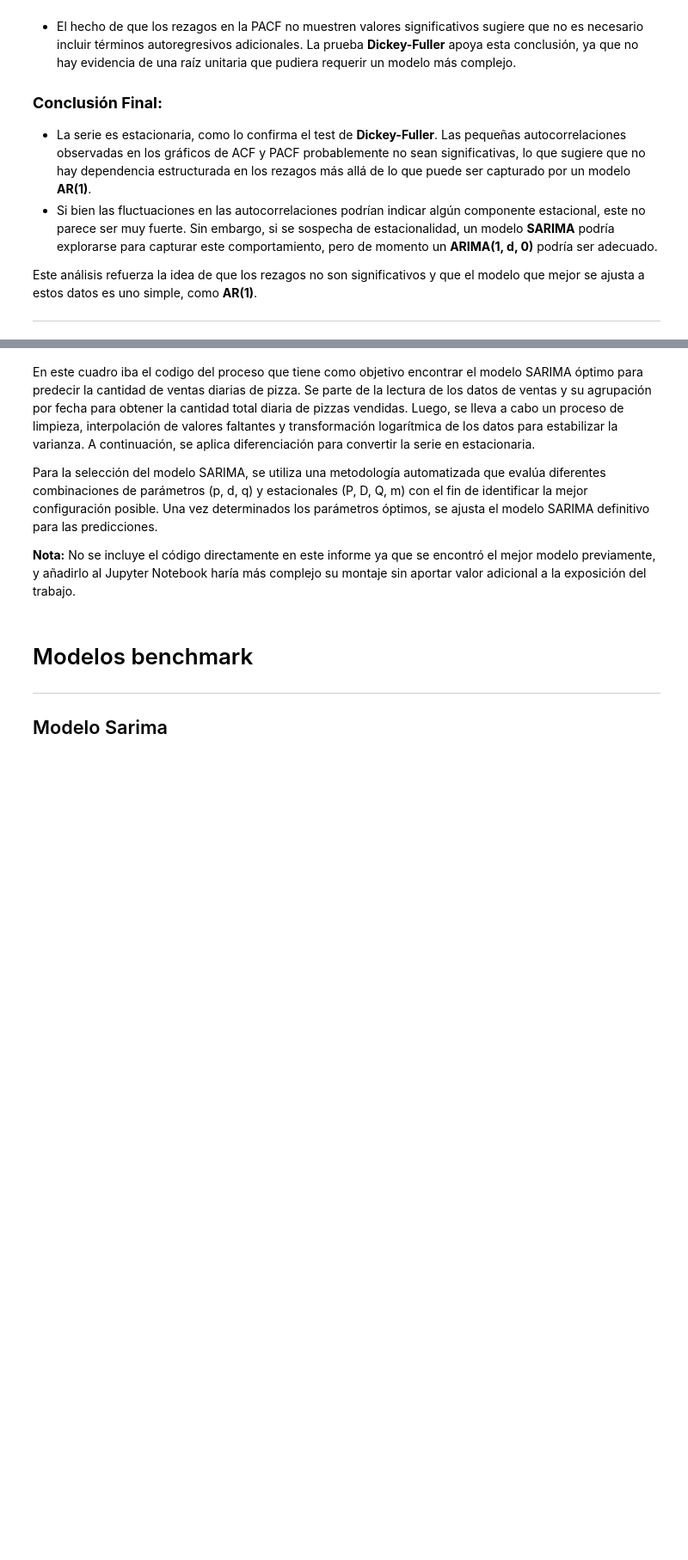
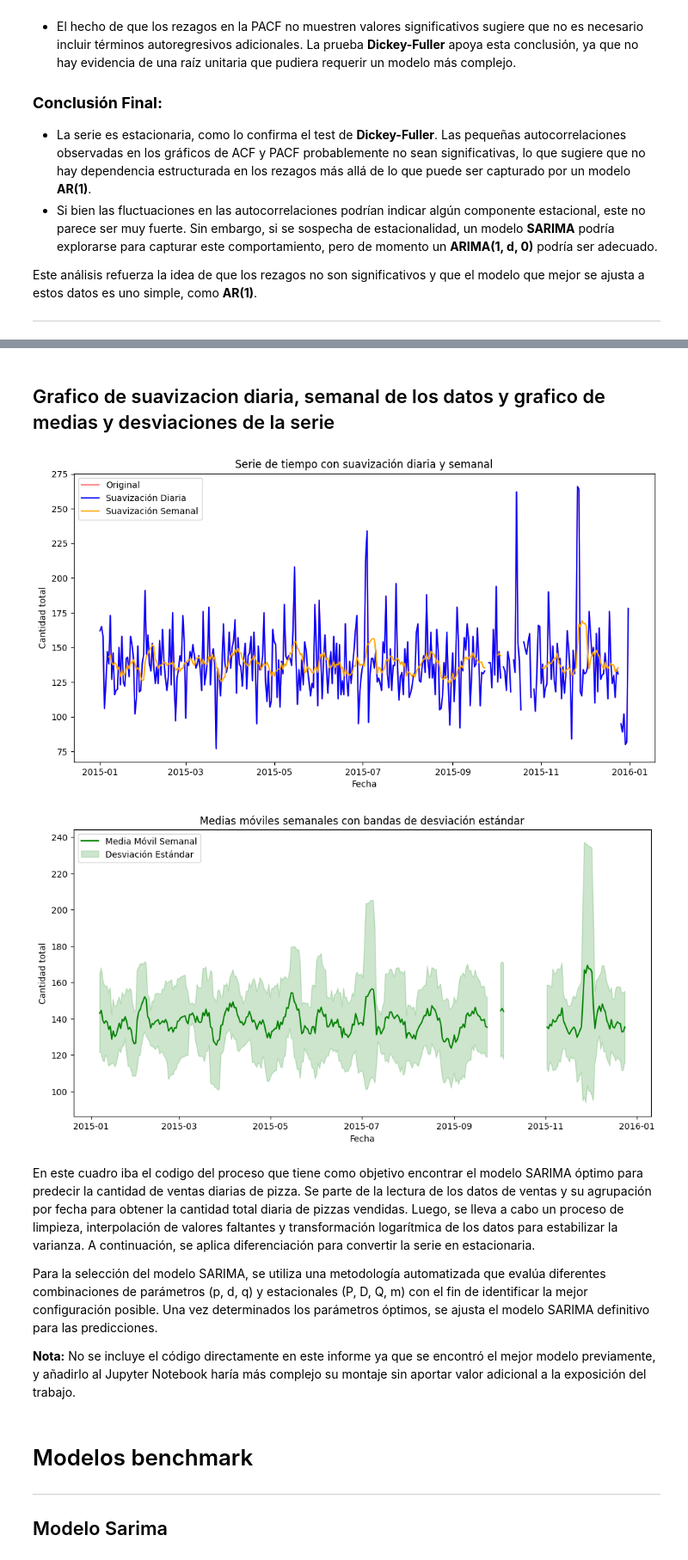
Before and after one commit to davidlizcanom16/lizcanollerenaproyectofinal, a Jupyter notebook: _sources/notebooks.ipynb, the cells around one changed output, grey strips where cells are left out. Shown at 86% size. Cells and saved outputs as stored; diff of their text form; code cells hidden in the pictures; blank space fills up the shorter version.

```diff
--- a/_sources/notebooks.ipynb
+++ b/_sources/notebooks.ipynb
@@ -253,3 +362,63 @@ Este análisis refuerza la idea de que los rezagos no son significativos y que e
+# %% [markdown]
+## Grafico de suavizacion diaria, semanal de los datos y grafico de medias y desviaciones de la serie
+# %%
+import pandas as pd
+import matplotlib.pyplot as plt
+
+# Leer el archivo Excel
+df = pd.read_excel(r"C:\Users\Davidlizcanom2486\Documents\Timeseries\jbook_ts202330\docs\PizzaSales.xlsx")
+
+# Convertir la columna de fecha
+df['order_date'] = pd.to_datetime(df['order_date'], dayfirst=False, errors='coerce')
+
+# Agrupar por fecha y sumar la cantidad diaria (Quantity)
+df_grouped_quantity = df.groupby('order_date').agg(total_quantity=('quantity', 'sum')).reset_index()
+
+# Establecer la fecha como índice
+df_grouped_quantity.set_index('order_date', inplace=True)
+
+# Resamplear la serie de tiempo a una frecuencia diaria
+df_grouped_quantity_daily = df_grouped_quantity.resample('D').sum()
+
+# Reemplazar ceros con NaN y eliminar filas con valores faltantes
+df_grouped_quantity_daily['total_quantity'] = df_grouped_quantity_daily['total_quantity'].replace({0: None}).dropna()
+
+# Suavización diaria y semanal (medias móviles)
+df_grouped_quantity_daily['SMA_1D'] = df_grouped_quantity_daily['total_quantity'].rolling(window=1).mean()  # Suavización diaria
+df_grouped_quantity_daily['SMA_7D'] = df_grouped_quantity_daily['total_quantity'].rolling(window=7).mean()  # Suavización semanal
+
+# Gráfico de la serie de tiempo con suavización diaria y semanal
+plt.figure(figsize=(12, 6))
+plt.plot(df_grouped_quantity_daily.index, df_grouped_quantity_daily['total_quantity'], label='Original', color='red', alpha=0.5)
+plt.plot(df_grouped_quantity_daily.index, df_grouped_quantity_daily['SMA_1D'], label='Suavización Diaria', color='blue')
+plt.plot(df_grouped_quantity_daily.index, df_grouped_quantity_daily['SMA_7D'], label='Suavización Semanal', color='orange')
+plt.title("Serie de tiempo con suavización diaria y semanal")
+plt.xlabel("Fecha")
+plt.ylabel("Cantidad total")
+plt.legend()
+plt.show()
+
+# Cálculo de la media móvil y desviación estándar móvil semanal
+df_grouped_quantity_daily['Mean_7D'] = df_grouped_quantity_daily['total_quantity'].rolling(window=7).mean()
+df_grouped_quantity_daily['Std_7D'] = df_grouped_quantity_daily['total_quantity'].rolling(window=7).std()
+
+# Gráfico de medias y desviaciones estándar semanales
+plt.figure(figsize=(12, 6))
+plt.plot(df_grouped_quantity_daily.index, df_grouped_quantity_daily['Mean_7D'], label='Media Móvil Semanal', color='green')
+plt.fill_between(
+    df_grouped_quantity_daily.index,
+    df_grouped_quantity_daily['Mean_7D'] - df_grouped_quantity_daily['Std_7D'],
+    df_grouped_quantity_daily['Mean_7D'] + df_grouped_quantity_daily['Std_7D'],
+    color='green', alpha=0.2, label='Desviación Estándar'
+)
+plt.title("Medias móviles semanales con bandas de desviación estándar")
+plt.xlabel("Fecha")
+plt.ylabel("Cantidad total")
+plt.legend()
+plt.show()
+# %% [output]
+[figure, added]
+[figure, added]
 # %% [markdown]
 En este cuadro iba el codigo del proceso que tiene como objetivo encontrar el modelo SARIMA óptimo para predecir la cantidad de ventas diarias de pizza. Se parte de la lectura de los datos de ventas y su agrupación por fecha para obtener la cantidad total diaria de pizzas vendidas. Luego, se lleva a cabo un proceso de limpieza, interpolación de valores faltantes y transformación logarítmica de los datos para estabilizar la varianza. A continuación, se aplica diferenciación para convertir la serie en estacionaria.
 
```
Also changed, not shown: parts of 53 cells of this notebook, 31 other files.
